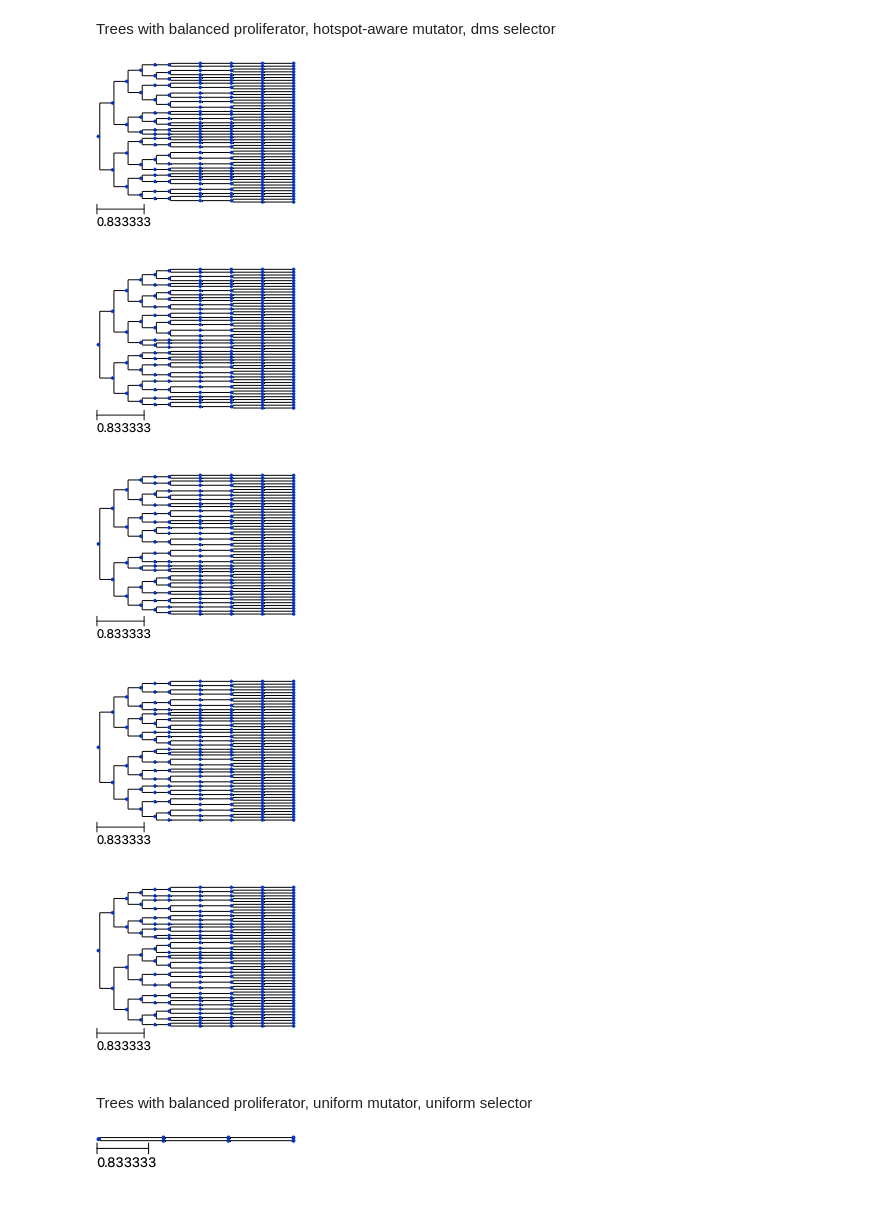
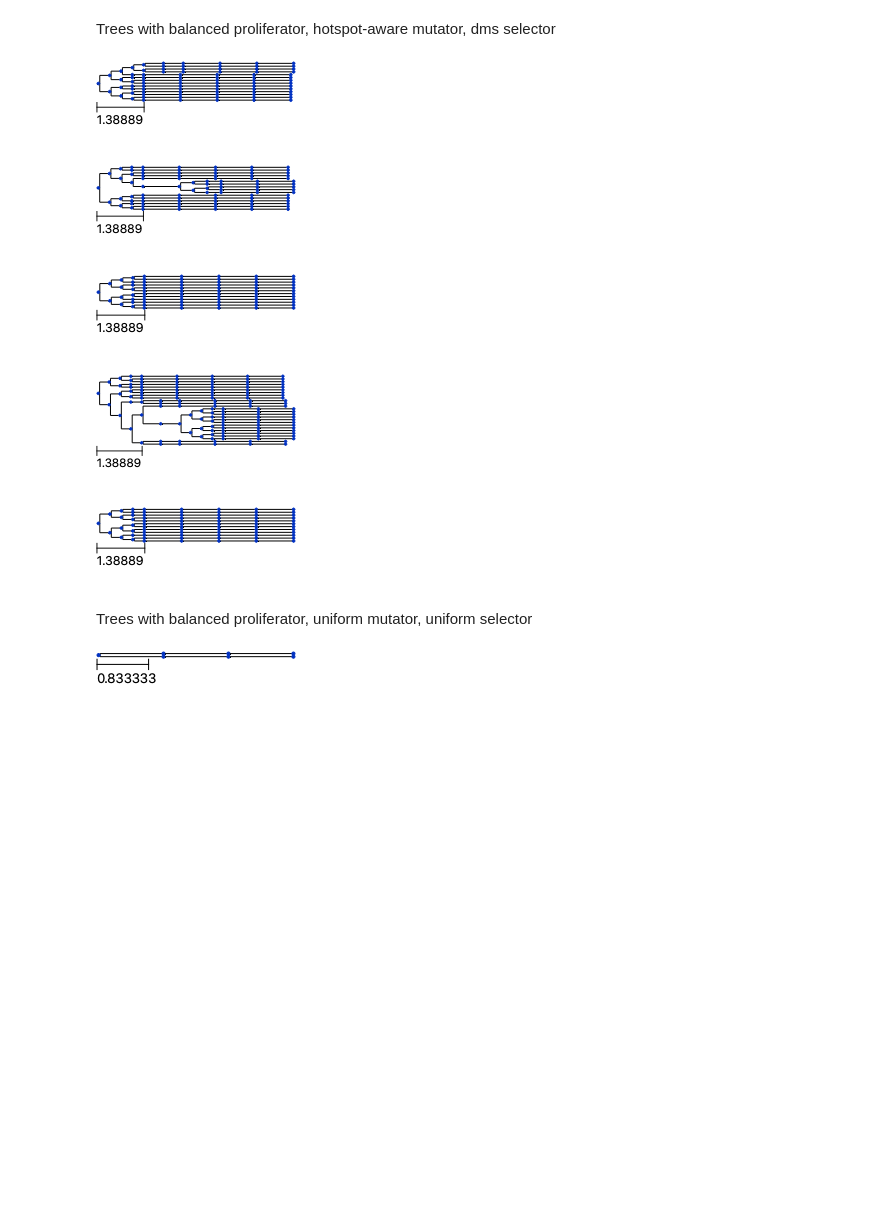
Before and after one commit to matsengrp/gcdyn, a Jupyter notebook: notebooks/trees_with_replay_fitness.ipynb, the cells around one changed output. Cells and saved outputs as stored; diff of their text form; code cells hidden in the pictures; blank space fills up the shorter version.

```diff
--- a/notebooks/trees_with_replay_fitness.ipynb
+++ b/notebooks/trees_with_replay_fitness.ipynb
@@ -21,7 +21,7 @@ seqs = [
 Trees with balanced proliferator, uniform mutator, dms selector
 # %%
 tree_renders = []
-dms_cell_div_selector = gcdyn.cycles.DMSSelector(slope=3.37, y_intercept=1)
+dms_cell_div_selector = gcdyn.cycles.DMSSelector(slope=3.7, y_intercept=0)
 uniform_mutator = gcdyn.cycles.UniformMutator()
 
 for i in range(len(seqs)):
@@ -49,34 +49,34 @@ for render in tree_renders:
 Trees with balanced proliferator, hotspot-aware mutator, dms selector
 # %%
 tree_renders = []
-dms_cell_div_selector = gcdyn.cycles.DMSSelector(slope=3.37, y_intercept=1)
+dms_cell_div_selector = gcdyn.cycles.DMSSelector(slope=3.7, y_intercept=0)
 fivemer_mutator = gcdyn.cycles.FivemerMutator(
     mutability_csv="MK_RS5NF_mutability.csv",
     substitution_csv="MK_RS5NF_substitution.csv",
 )
 for i in range(len(seqs)):
     seq = seqs[i]
     gc = GC(
         seq,
         cell_div_balanced_proliferator,
         fivemer_mutator,
         dms_cell_div_selector,
         N0=1,
-        Nmax=50,
+        Nmax=35,
     )
-    gc.simulate(3, enforce_timescale=True)
+    gc.simulate(5, enforce_timescale=True, competition=True)
     tree_renders.append(gc.tree.render("%%inline", w=200))
 
 for render in tree_renders:
     display(render)
 # %% [output]
-[figure, old version]
+[figure, new version]
-[figure, old version]
+[figure, new version]
-[figure, old version]
+[figure, new version]
-[figure, old version]
+[figure, new version]
-[figure, old version]
+[figure, new version]
 # %% [markdown]
-Trees with balanced proliferator, uniform mutator, uniform selector
+ Trees with balanced proliferator, uniform mutator, uniform selector
 # %%
 tree_renders = []
 uniform_selector = gcdyn.cycles.UniformSelector()
```
Also changed, not shown: parts of 9 cells of this notebook, 3 other files.
